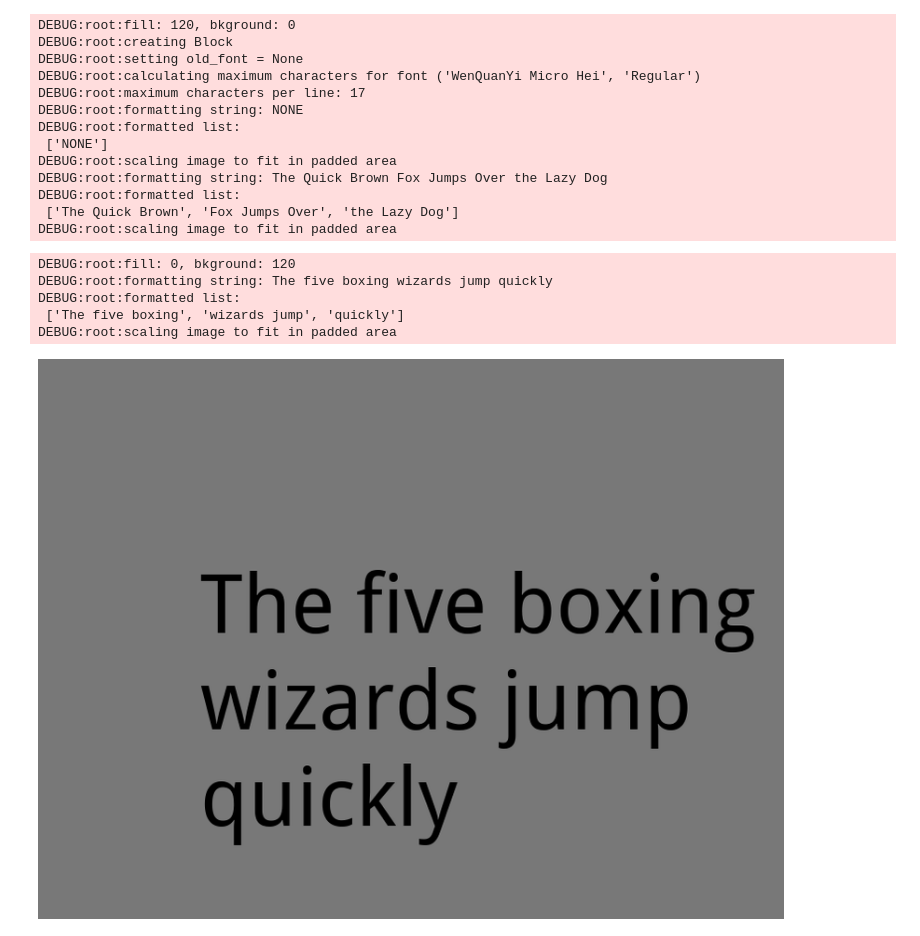
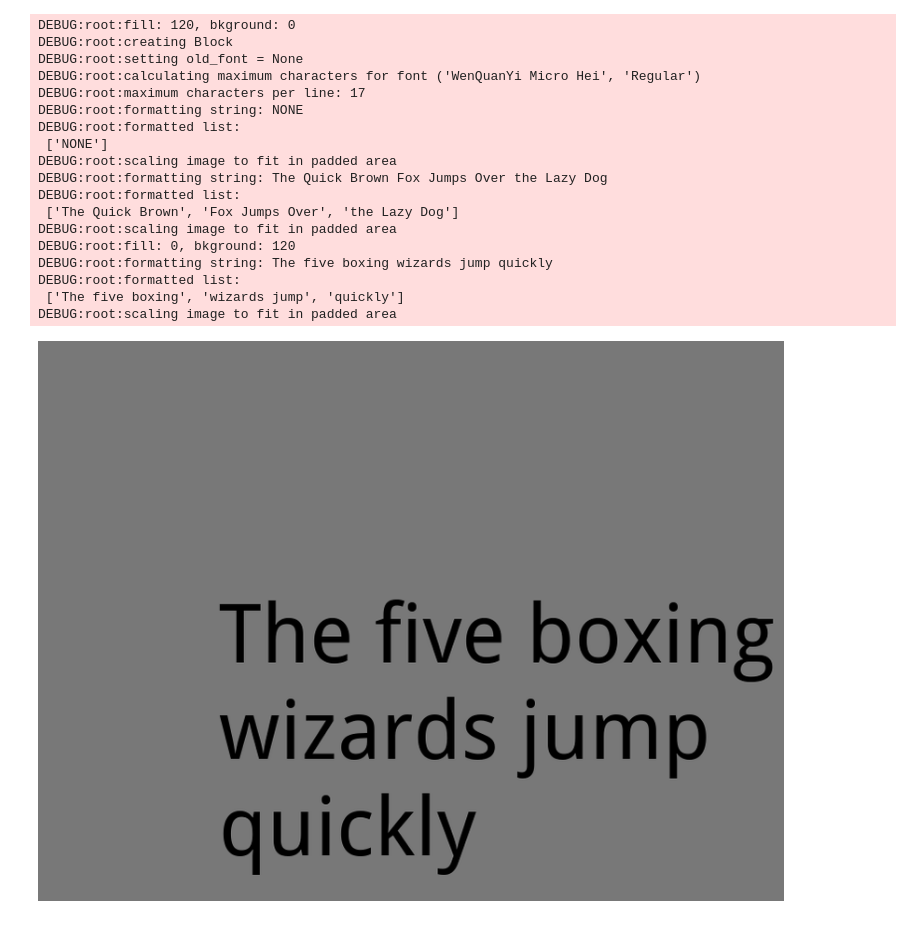
Before and after one commit to txoof/epdlib, a Jupyter notebook: epdlib/Block.ipynb, the cells around one changed output. Cells and saved outputs as stored; diff of their text form; code cells hidden in the pictures.

```diff
--- a/epdlib/Block.ipynb
+++ b/epdlib/Block.ipynb
@@ -742,34 +583,33 @@ class TextBlock(Block):
             for i in char_dict:
                 print(f'{i}:     {char_dict[i]:.5f}')
 # %%
-t = TextBlock(area=(800, 600), font='../fonts/Font.ttc', font_size=88, max_lines=3,
-             padding=2, inverse=False, hcenter=False, vcenter=False, rand=True, mode='L', bkground=0, fill=120)
-t.text = 'The Quick Brown Fox Jumps Over the Lazy Dog'
+# t = TextBlock(area=(800, 600), font='../fonts/Font.ttc', font_size=88, max_lines=3,
+#              padding=2, inverse=False, hcenter=False, vcenter=False, rand=True, mode='L', bkground=0, fill=120)
+# t.text = 'The Quick Brown Fox Jumps Over the Lazy Dog'
+
+# t.inverse = not t.inverse
+# t.update('The five boxing wizards jump quickly')
+# t.image
 # %% [output]
 DEBUG:root:fill: 120, bkground: 0
 DEBUG:root:creating Block
 DEBUG:root:setting old_font = None
 DEBUG:root:calculating maximum characters for font ('WenQuanYi Micro Hei', 'Regular')
 DEBUG:root:maximum characters per line: 17
 DEBUG:root:formatting string: NONE
 DEBUG:root:formatted list:
  ['NONE']
 DEBUG:root:scaling image to fit in padded area
 DEBUG:root:formatting string: The Quick Brown Fox Jumps Over the Lazy Dog
 DEBUG:root:formatted list:
  ['The Quick Brown', 'Fox Jumps Over', 'the Lazy Dog']
 DEBUG:root:scaling image to fit in padded area
+DEBUG:root:fill: 0, bkground: 120
+DEBUG:root:formatting string: The five boxing wizards jump quickly
+DEBUG:root:formatted list:
+ ['The five boxing', 'wizards jump', 'quickly']
+DEBUG:root:scaling image to fit in padded area
+[figure, added]
-# %%
-t.inverse = not t.inverse
-t.update('The five boxing wizards jump quickly')
-t.image
-# %% [output]
-DEBUG:root:fill: 0, bkground: 120
-DEBUG:root:formatting string: The five boxing wizards jump quickly
-DEBUG:root:formatted list:
- ['The five boxing', 'wizards jump', 'quickly']
-DEBUG:root:scaling image to fit in padded area
-[figure, removed]
 # %%
 class ImageBlock(Block):
     """Constructor for TextBlock Class
```
Also changed, not shown: parts of 9 cells of this notebook.
